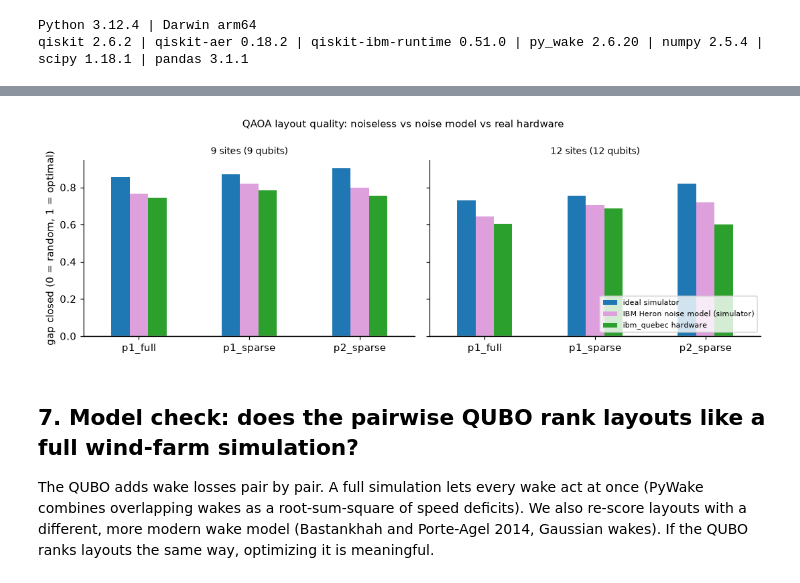
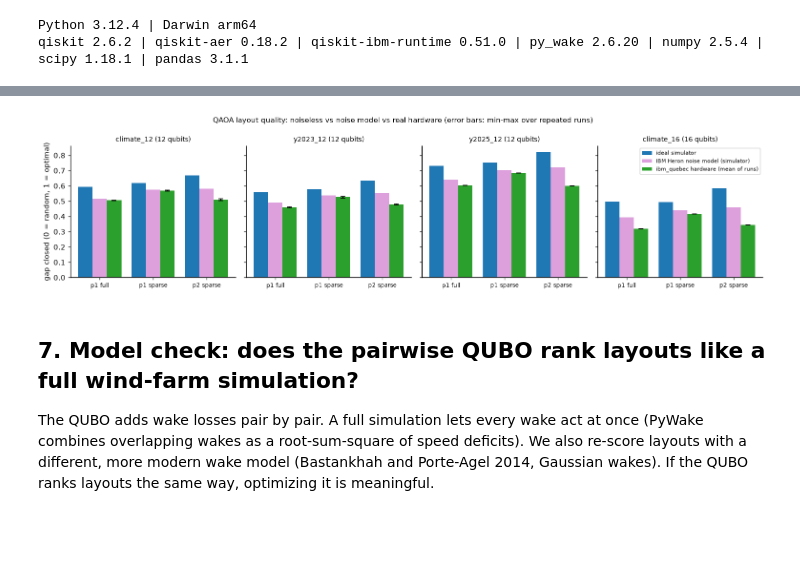
Before and after one commit to mrw-soumik/Qiskit-AI-Entanglers-, a Jupyter notebook: wakewise.ipynb, the cells around one changed output, grey strips where cells are left out. Drawn from its saved outputs; the diff is of its cells as text; code cells hidden in the pictures; blank space fills up the shorter version.

```diff
--- a/wakewise.ipynb
+++ b/wakewise.ipynb
@@ -197,10 +200,9 @@ fig.tight_layout(); fig.savefig(FIG / "layouts.png", bbox_inches="tight"); plt.s
 # %%
 sens = []
 for frac in [0.85, 0.88, 0.90, 0.92]:
-    lin_s, W_s, _ = ww.build_qubo(d["xy"], wd, u, cost_frac=frac, model=jensen)
-    xo, fo, _ = ww.exact(lin_s, W_s); xg = ww.greedy(lin_s, W_s); fg = ww.qubo_values(xg, lin_s, W_s)[0]
-    sens.append({"base cost (fraction of E)": frac, "turbines in optimum": int(xo.sum()), "f*": round(fo),
-                 "greedy shortfall (MWh/yr)": round(fg - fo), "greedy gap": f"{(fg - fo) / abs(fo):.1%}"})
+    dd = ww.instance("climate_12", model=jensen, cost_frac=frac)
+    sens.append({"base cost (fraction of E)": frac, "turbines in optimum": int(dd["x_opt"].sum()), "f*": round(dd["f_opt"]),
+                 "greedy shortfall (MWh/yr)": round(dd["f_gr"] - dd["f_opt"]), "greedy gap": f"{(dd['f_gr'] - dd['f_opt']) / abs(dd['f_opt']):.1%}"})
 pd.DataFrame(sens).set_index("base cost (fraction of E)")
 # %% [output]
 |  | turbines in optimum | f* | greedy shortfall (MWh/yr) | greedy gap |
@@ -320,8 +319,7 @@ for p, r in qaoa.items():
     v = d["values"][states]; o = np.argsort(v)
     ax.plot(v[o], np.cumsum(w[o]) / w.sum(), lw=2, label=f"QAOA p={p} (CVaR)")
 ax.axvline(d["f_opt"], color="k", ls="--", lw=1, label="exact optimum")
-ax.axvline(d["f_gr"], color="tab:orange", ls=":", lw=1.5, label="greedy")
 ax.set_xlabel("f(x) of sampled layout, MWh/yr (lower is better)"); ax.set_ylabel("cumulative probability")
-ax.set_title("Sampled layout quality, 12 sites, noiseless", fontsize=9); ax.legend(fontsize=7)
+ax.set_title("Sampled layout quality, 12 sites, 3-year climate, noiseless", fontsize=9); ax.legend(fontsize=7)
 fig.savefig(FIG / "distributions.png", bbox_inches="tight"); plt.show()
 # %% [output]
@@ -407,17 +414,25 @@ hw_table.style.format(fmt, na_rep="")
 # %%
-cols = [c for c in ["ideal gap", "noise model gap", "hardware gap"] if c in hw_table.columns]
-labels = {"ideal gap": "ideal simulator", "noise model gap": "IBM Heron noise model (simulator)", "hardware gap": "ibm_quebec hardware"}
-fig, axs = plt.subplots(1, 2, figsize=(10, 3.4), sharey=True)
-for ax, n in zip(axs, (9, 12)):
-    t = hw_table.loc[n].loc[runs[n]["names"][:3], cols].rename(columns=labels)
-    t.plot.bar(ax=ax, rot=0, color=["tab:blue", "plum", "tab:green"][:len(cols)], legend=(n == 12))
-    ax.axhline(0, color="gray", lw=1); ax.set_title(f"{n} sites ({n} qubits)", fontsize=9); ax.set_xlabel("")
+keys = ["climate_12", "y2023_12", "y2025_12", "climate_16"]
+labels = {"ideal gap": "ideal simulator", "noise model gap": "IBM Heron noise model (simulator)", "hardware gap mean": "ibm_quebec hardware (mean of runs)"}
+fig, axs = plt.subplots(1, 4, figsize=(14, 3.5), sharey=True)
+for ax, key in zip(axs, keys):
+    t = hw_table.loc[key].loc[runs[key]["names"][:3]]
+    xs = np.arange(3); wbar = 0.27
+    for j, (col, color) in enumerate([("ideal gap", "tab:blue"), ("noise model gap", "plum"), ("hardware gap mean", "tab:green")]):
+        if col not in t:
+            continue
+        yerr = None
+        if col == "hardware gap mean":
+            yerr = np.vstack([t[col] - t["hardware gap min"], t["hardware gap max"] - t[col]])
+        ax.bar(xs + (j - 1) * wbar, t[col], wbar, color=color, yerr=yerr, capsize=3, label=labels[col])
+    ax.set_xticks(xs); ax.set_xticklabels(["p1 full", "p1 sparse", "p2 sparse"], fontsize=8)
+    ax.axhline(0, color="gray", lw=1); ax.set_title(f"{key} ({len(runs[key]['dd']['lin'])} qubits)", fontsize=9)
 axs[0].set_ylabel("gap closed (0 = random, 1 = optimal)")
-if len(cols) > 1: axs[1].legend(fontsize=7, loc="lower right")
-fig.suptitle("QAOA layout quality: noiseless vs noise model vs real hardware", fontsize=10)
+axs[-1].legend(fontsize=7, loc="upper right")
+fig.suptitle("QAOA layout quality: noiseless vs noise model vs real hardware (error bars: min-max over repeated runs)", fontsize=10)
 fig.tight_layout(); fig.savefig(FIG / "noise_hardware.png", bbox_inches="tight"); plt.show()
 # %% [output]
-[figure, old version]
+[figure, new version]
 # %% [markdown]
 ## 7. Model check: does the pairwise QUBO rank layouts like a full wind-farm simulation?
 
```
Also changed, not shown: parts of 28 cells of this notebook, 28 other files.
